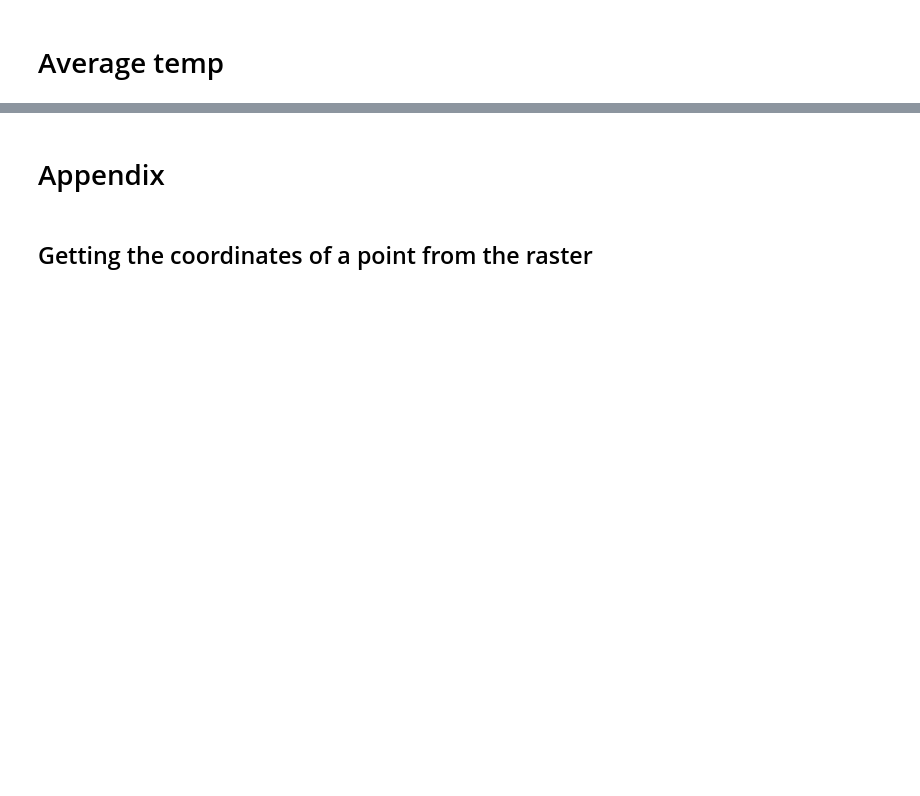
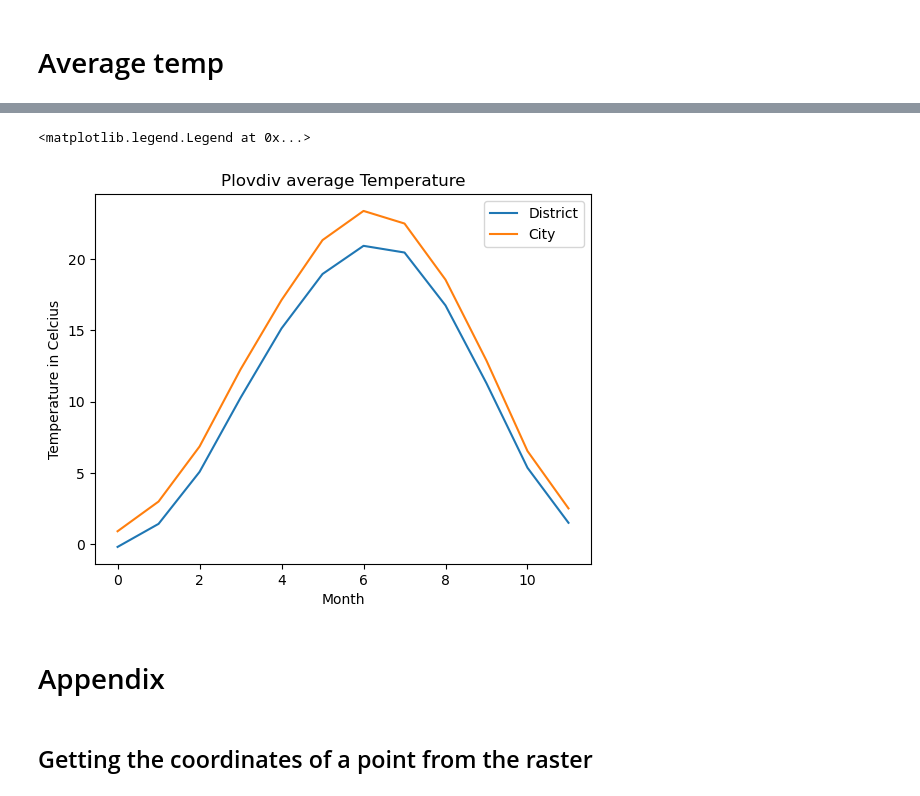
Before and after one commit to atanasova16/GeospatialAnalysisProject, a Jupyter notebook: Analysis_and_Exploration/Code/histclimate.ipynb, the cells around one changed output, grey strips where cells are left out. Cells and saved outputs as stored; diff of their text form; code cells hidden in the pictures; blank space fills up the shorter version.

```diff
--- a/Analysis_and_Exploration/Code/histclimate.ipynb
+++ b/Analysis_and_Exploration/Code/histclimate.ipynb
@@ -168,3 +270,13 @@ show_hist(
+# %%
+plt.plot(list(average_months_avgt.values()), label = "District")
+plt.plot(list(average_months_pld_city_avgt.values()), label = "City")
+plt.title("Plovdiv average Temperature")
+plt.xlabel("Month")
+plt.ylabel("Temperature in Celcius")
+plt.legend()
+# %% [output]
+<matplotlib.legend.Legend at 0x...>
+[figure, added]
 # %% [markdown]
 # Appendix
 # %% [markdown]
```
Also changed, not shown: parts of 18 cells of this notebook, 35 other files.
